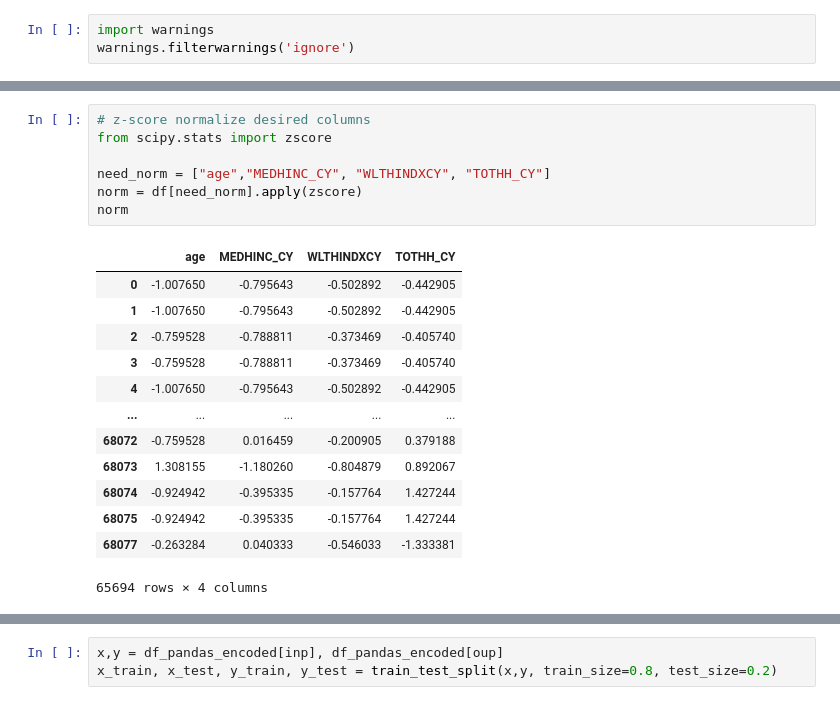
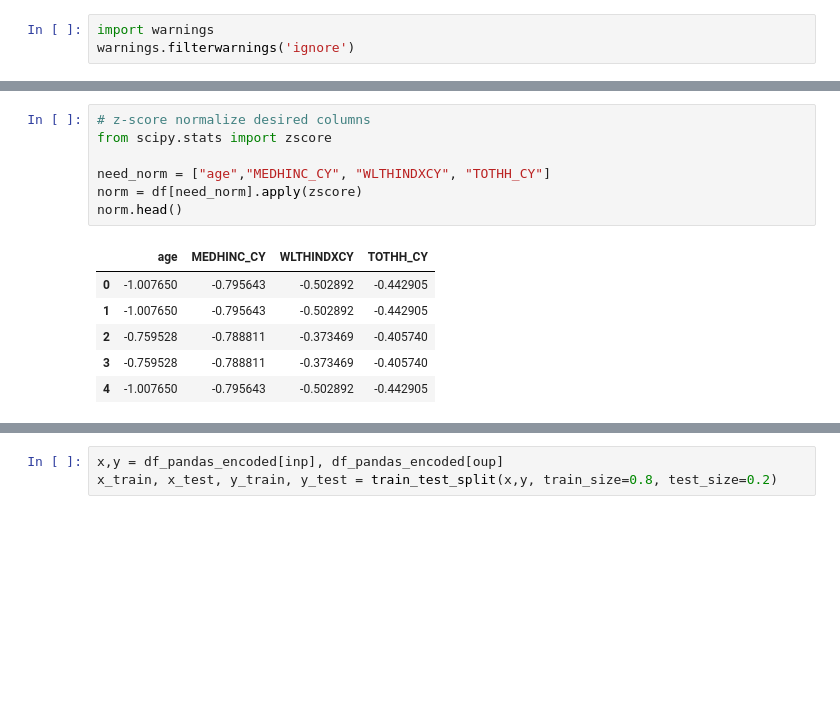
Before and after one commit to notan79/CSC380_Project, a Jupyter notebook: model.ipynb, the cells around one changed output, grey strips where cells are left out. Drawn from its saved outputs; the diff is of its cells as text; blank space fills up the shorter version.

```diff
--- a/model.ipynb
+++ b/model.ipynb
@@ -70,23 +37,16 @@ df
 # %%
 # z-score normalize desired columns
 from scipy.stats import zscore
 
 need_norm = ["age","MEDHINC_CY", "WLTHINDXCY", "TOTHH_CY"]
 norm = df[need_norm].apply(zscore)
-norm
+norm.head()
 # %% [output]
 |  | age | MEDHINC_CY | WLTHINDXCY | TOTHH_CY |
 | 0 | -1.007650 | -0.795643 | -0.502892 | -0.442905 |
 | 1 | -1.007650 | -0.795643 | -0.502892 | -0.442905 |
 | 2 | -0.759528 | -0.788811 | -0.373469 | -0.405740 |
 | 3 | -0.759528 | -0.788811 | -0.373469 | -0.405740 |
 | 4 | -1.007650 | -0.795643 | -0.502892 | -0.442905 |
-| ... | ... | ... | ... | ... |
-| 68072 | -0.759528 | 0.016459 | -0.200905 | 0.379188 |
-| 68073 | 1.308155 | -1.180260 | -0.804879 | 0.892067 |
-| 68074 | -0.924942 | -0.395335 | -0.157764 | 1.427244 |
-| 68075 | -0.924942 | -0.395335 | -0.157764 | 1.427244 |
-| 68077 | -0.263284 | 0.040333 | -0.546033 | -1.333381 |
-65694 rows × 4 columns
 # %%
 df[need_norm] = norm
```
Also changed, not shown: parts of 37 cells of this notebook, 1 other file.
